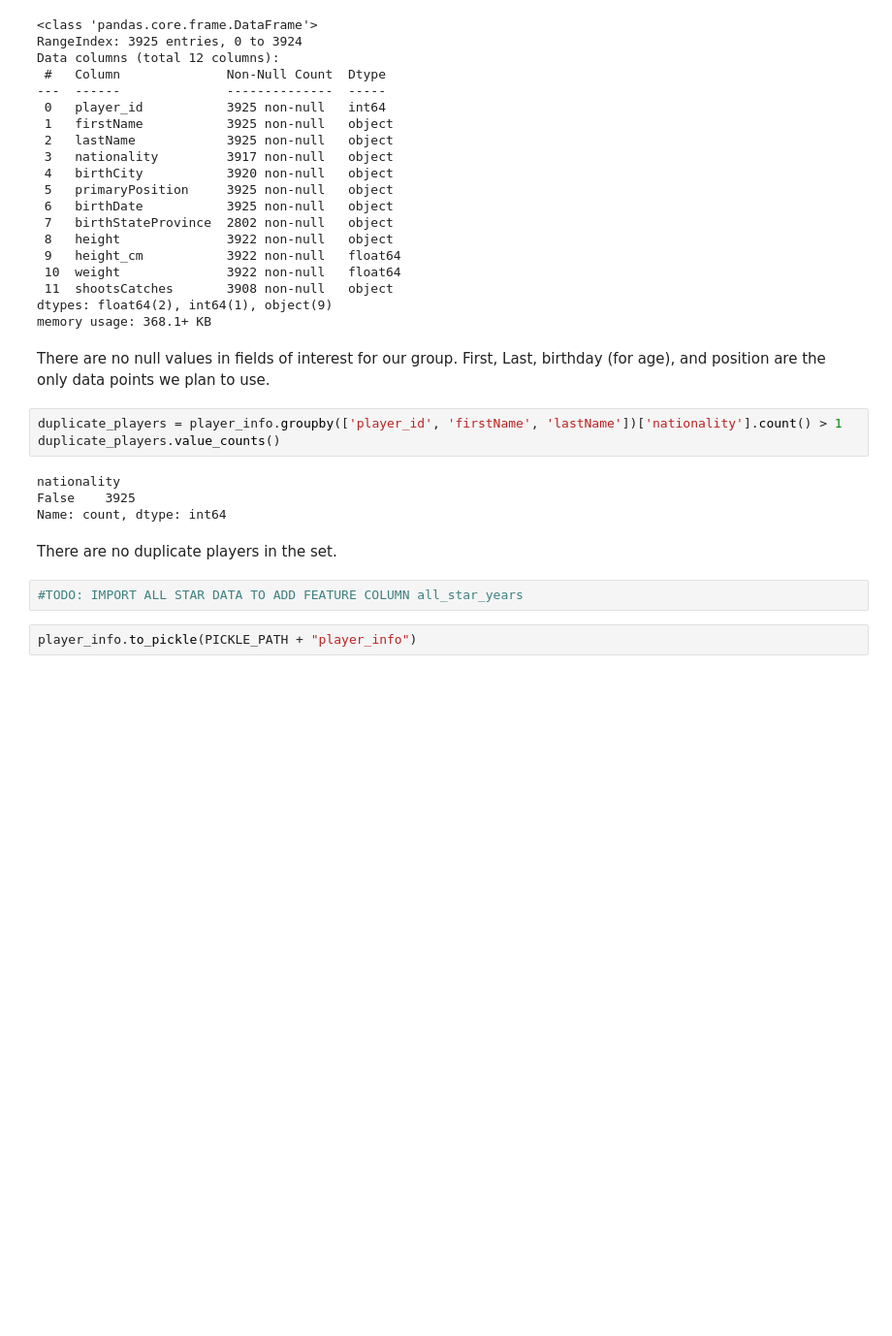
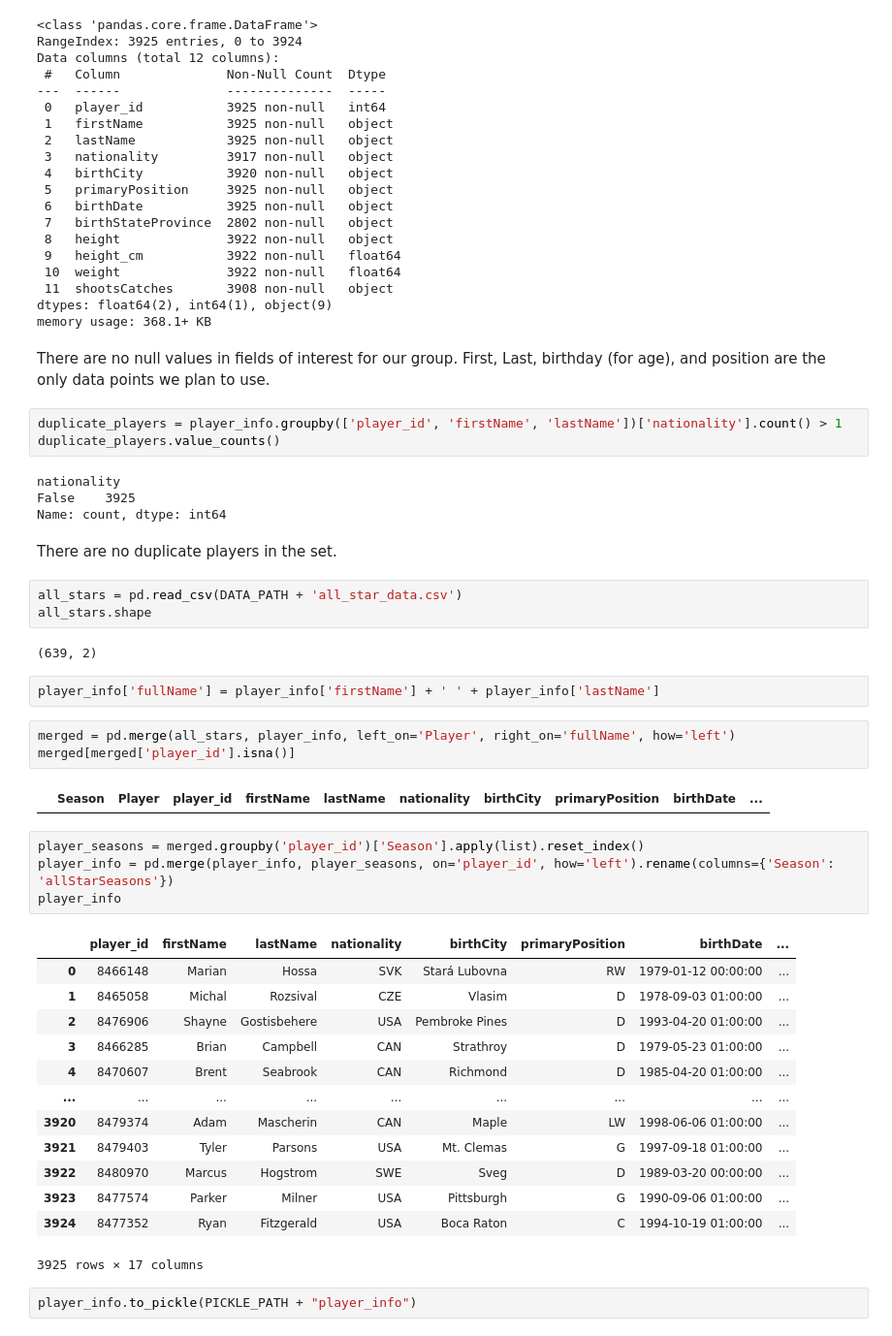
Before and after one commit to mattzirp/pucks_to_the_net, a Jupyter notebook: data_cleaning.ipynb, the cells around one changed output. Shown: that part at 97% size. Saved outputs shown, nothing was run; the diff lists cells and outputs as text; blank space fills up the shorter version.

Commit message:
Adding folder structures, all_star years feature

```diff
--- a/data_cleaning.ipynb
+++ b/data_cleaning.ipynb
@@ -350,7 +357,35 @@ False    3925
 Name: count, dtype: int64
 # %% [markdown]
 There are no duplicate players in the set.
-# %%
-#TODO: IMPORT ALL STAR DATA TO ADD FEATURE COLUMN all_star_years
+# %%
+all_stars = pd.read_csv(DATA_PATH + 'all_star_data.csv')
+all_stars.shape
+# %% [output]
+(639, 2)
+# %%
+player_info['fullName'] = player_info['firstName'] + ' ' + player_info['lastName']
+# %%
+merged = pd.merge(all_stars, player_info, left_on='Player', right_on='fullName', how='left')
+merged[merged['player_id'].isna()]
+# %% [output]
+|  | Season | Player | player_id | firstName | lastName | nationality | birthCity | primaryPosition | birthDate | ... |
+# %%
+player_seasons = merged.groupby('player_id')['Season'].apply(list).reset_index()
+player_info = pd.merge(player_info, player_seasons, on='player_id', how='left').rename(columns={'Season': 'allStarSeasons'})
+player_info
+# %% [output]
+|  | player_id | firstName | lastName | nationality | birthCity | primaryPosition | birthDate | ... |
+| 0 | 8466148 | Marian | Hossa | SVK | Stará Lubovna | RW | 1979-01-12 00:00:00 | ... |
+| 1 | 8465058 | Michal | Rozsival | CZE | Vlasim | D | 1978-09-03 01:00:00 | ... |
+| 2 | 8476906 | Shayne | Gostisbehere | USA | Pembroke Pines | D | 1993-04-20 01:00:00 | ... |
+| 3 | 8466285 | Brian | Campbell | CAN | Strathroy | D | 1979-05-23 01:00:00 | ... |
+| 4 | 8470607 | Brent | Seabrook | CAN | Richmond | D | 1985-04-20 01:00:00 | ... |
+| ... | ... | ... | ... | ... | ... | ... | ... | ... |
+| 3920 | 8479374 | Adam | Mascherin | CAN | Maple | LW | 1998-06-06 01:00:00 | ... |
+| 3921 | 8479403 | Tyler | Parsons | USA | Mt. Clemas | G | 1997-09-18 01:00:00 | ... |
+| 3922 | 8480970 | Marcus | Hogstrom | SWE | Sveg | D | 1989-03-20 00:00:00 | ... |
+| 3923 | 8477574 | Parker | Milner | USA | Pittsburgh | G | 1990-09-06 01:00:00 | ... |
+| 3924 | 8477352 | Ryan | Fitzgerald | USA | Boca Raton | C | 1994-10-19 01:00:00 | ... |
+3925 rows × 17 columns
 # %%
 player_info.to_pickle(PICKLE_PATH + "player_info")
```
Also changed, not shown: parts of 1 cell of this notebook.
